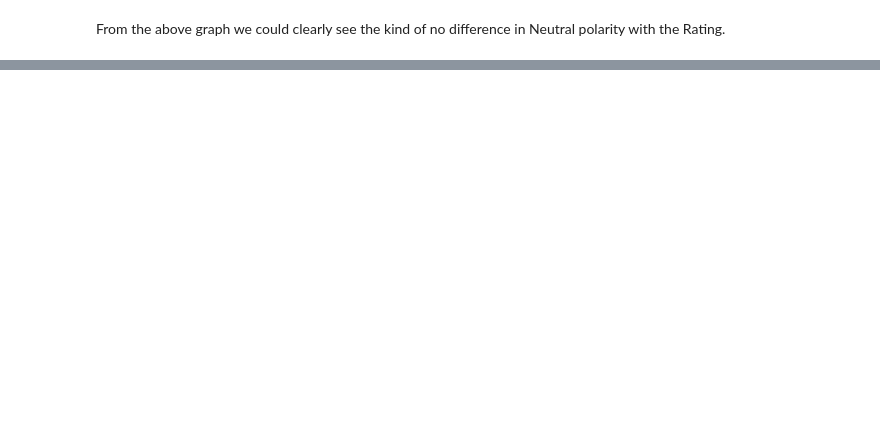
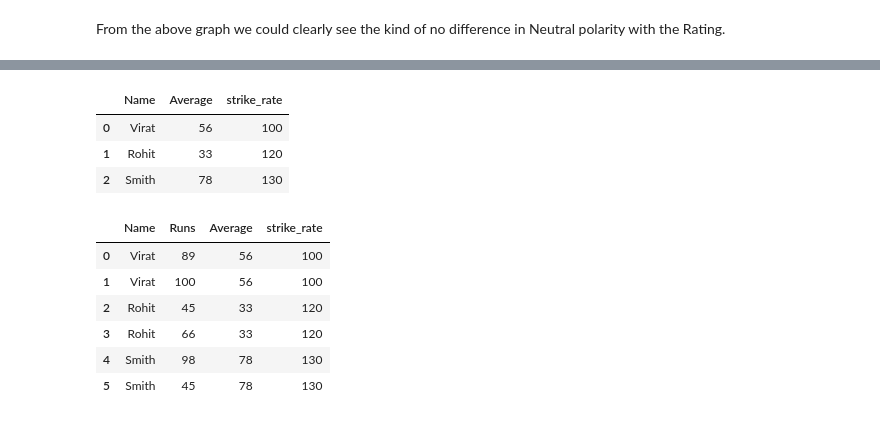
Before and after one commit to SethupathyM/Unsupervised_ML_Clustering_and_Sentiment_Analysis_Zomato_Restaurant, a Jupyter notebook: Zomato_Restaurant_Clustering_and_Sentiment_Analysis_.ipynb, the cells around one changed output, grey strips where cells are left out. Drawn from its saved outputs; the diff is of its cells as text; code cells hidden in the pictures; blank space fills up the shorter version.

```diff
--- a/Zomato_Restaurant_Clustering_and_Sentiment_Analysis_.ipynb
+++ b/Zomato_Restaurant_Clustering_and_Sentiment_Analysis_.ipynb
@@ -1271,2 +1234,4 @@ barplotpolarity('Rating','Neutral',['#0A043C','#03506F','#BBBBBB','#FFE3D8'])
 # %% [markdown]
 From the above graph we could clearly see the kind of no difference in Neutral polarity with the Rating.
+# %%
+one = pd.DataFrame({'Name':['Virat','Virat','Rohit','Rohit','Smith','Smith'],'Runs':[89,100,45,66,98,45]})
@@ -1272,0 +1248,21 @@ From the above graph we could clearly see the kind of no difference in Neutral p
+# %%
+two = pd.DataFrame({'Name':['Virat','Rohit','Smith'],'Average':[56,33,78],'strike_rate':[100,120,130]})
+# %%
+two
+# %% [output]
+|  | Name | Average | strike_rate |
+| 0 | Virat | 56 | 100 |
+| 1 | Rohit | 33 | 120 |
+| 2 | Smith | 78 | 130 |
+# %%
+merge = pd.merge(one,two,how = 'left',on = 'Name')
+# %%
+merge
+# %% [output]
+|  | Name | Runs | Average | strike_rate |
+| 0 | Virat | 89 | 56 | 100 |
+| 1 | Virat | 100 | 56 | 100 |
+| 2 | Rohit | 45 | 33 | 120 |
+| 3 | Rohit | 66 | 33 | 120 |
+| 4 | Smith | 98 | 78 | 130 |
+| 5 | Smith | 45 | 78 | 130 |
```
Also changed, not shown: parts of 49 cells of this notebook.
